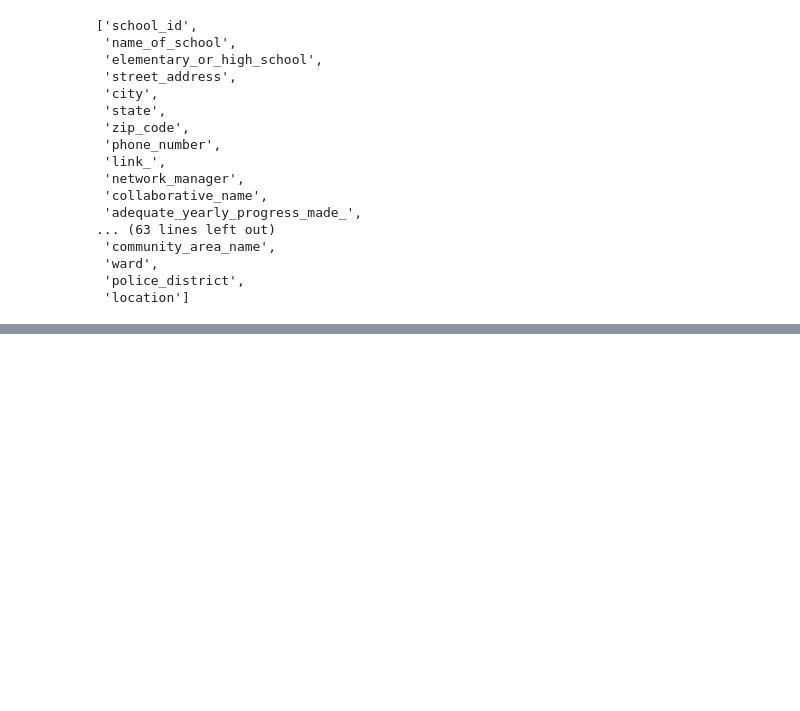
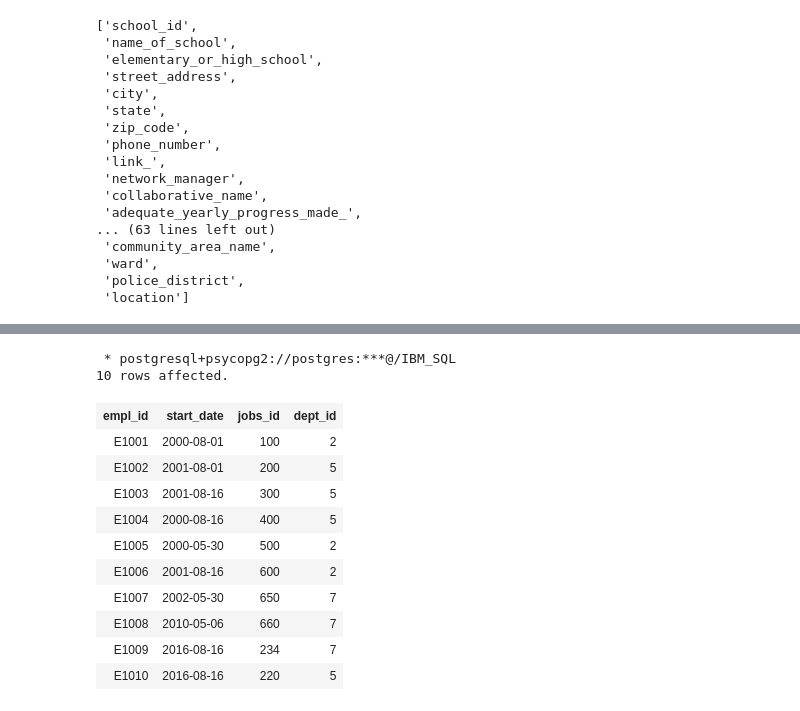
Before and after one commit to odinicc/Data-Practice, a Jupyter notebook: SQL for Data Science - IBM DB0201EN/Ex5 - Python/Untitled.ipynb, the cells around one changed output, grey strips where cells are left out. Cells and saved outputs as stored; diff of their text form; code cells hidden in the pictures; blank space fills up the shorter version.

```diff
--- a/SQL for Data Science - IBM DB0201EN/Ex5 - Python/Untitled.ipynb
+++ b/SQL for Data Science - IBM DB0201EN/Ex5 - Python/Untitled.ipynb
@@ -84,0 +401,17 @@ SELECT * FROM information_schema.tables
+# %%
+%%sql
+select * from job_history  limit 10
+# %% [output]
+ * postgresql+psycopg2://postgres:***@/IBM_SQL
+10 rows affected.
+| empl_id | start_date | jobs_id | dept_id |
+| E1001 | 2000-08-01 | 100 | 2 |
+| E1002 | 2001-08-01 | 200 | 5 |
+| E1003 | 2001-08-16 | 300 | 5 |
+| E1004 | 2000-08-16 | 400 | 5 |
+| E1005 | 2000-05-30 | 500 | 2 |
+| E1006 | 2001-08-16 | 600 | 2 |
+| E1007 | 2002-05-30 | 650 | 7 |
+| E1008 | 2010-05-06 | 660 | 7 |
+| E1009 | 2016-08-16 | 234 | 7 |
+| E1010 | 2016-08-16 | 220 | 5 |
```
Also changed, not shown: parts of 36 cells of this notebook, 4 other files.
